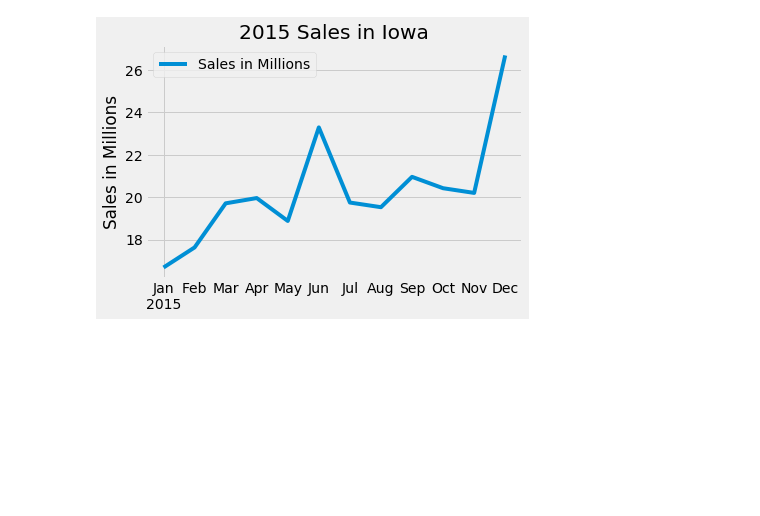
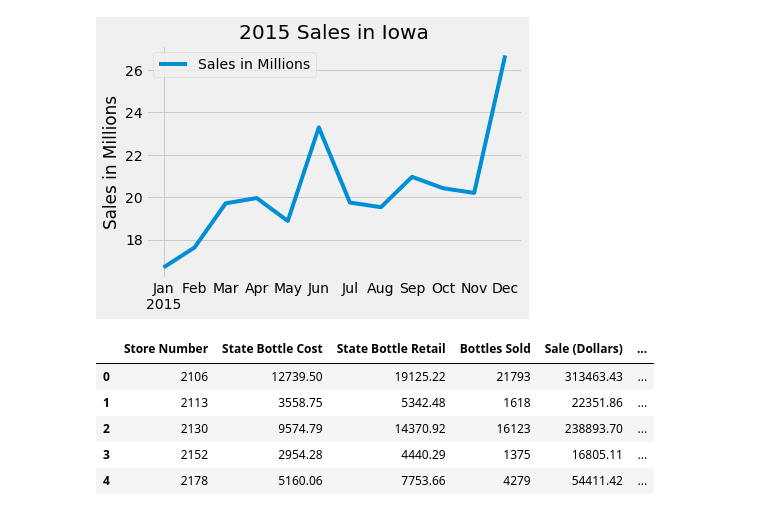
Before and after one commit to slevin886/IowaLiquorSales, a Jupyter notebook: code/Iowa full dataset.ipynb, the cells around one changed output. Cells and saved outputs as stored; diff of their text form; code cells hidden in the pictures; blank space fills up the shorter version.

```diff
--- a/code/Iowa full dataset.ipynb
+++ b/code/Iowa full dataset.ipynb
@@ -160,3 +165,16 @@ three_month_sales = three_months.append(missing_stores_sim).reset_index(drop=Tru
 
 #merging three month variable to X
 X = pd.merge(X, three_month_sales, on='Store Number')
+# %%
+#Creating full first three months data set/ignoring full 2015 data for now...
+three_months_full = booze_2015[mask_dates_two]
+three_months_full = three_months_full.groupby('Store Number')[['State Bottle Cost', 'State Bottle Retail', 'Bottles Sold',
+       'Sale (Dollars)', 'Volume Sold (Gallons)']].sum().reset_index(level=0)
+three_months_full.head()
+# %% [output]
+|  | Store Number | State Bottle Cost | State Bottle Retail | Bottles Sold | Sale (Dollars) | ... |
+| 0 | 2106 | 12739.50 | 19125.22 | 21793 | 313463.43 | ... |
+| 1 | 2113 | 3558.75 | 5342.48 | 1618 | 22351.86 | ... |
+| 2 | 2130 | 9574.79 | 14370.92 | 16123 | 238893.70 | ... |
+| 3 | 2152 | 2954.28 | 4440.29 | 1375 | 16805.11 | ... |
+| 4 | 2178 | 5160.06 | 7753.66 | 4279 | 54411.42 | ... |
```
Also changed, not shown: parts of 23 cells of this notebook.
